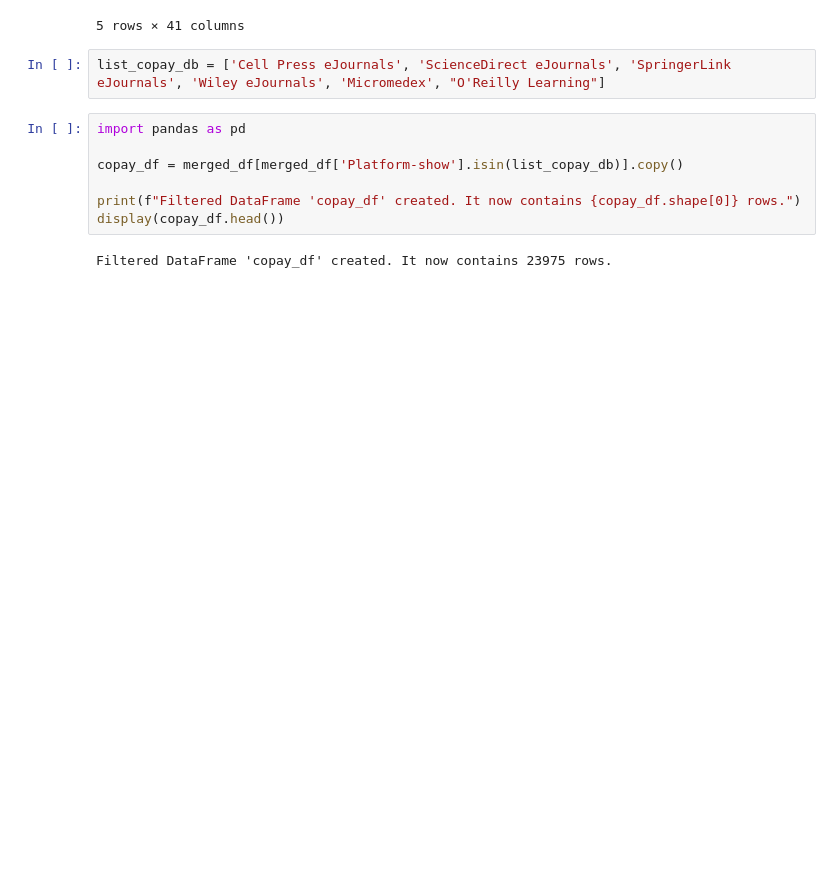
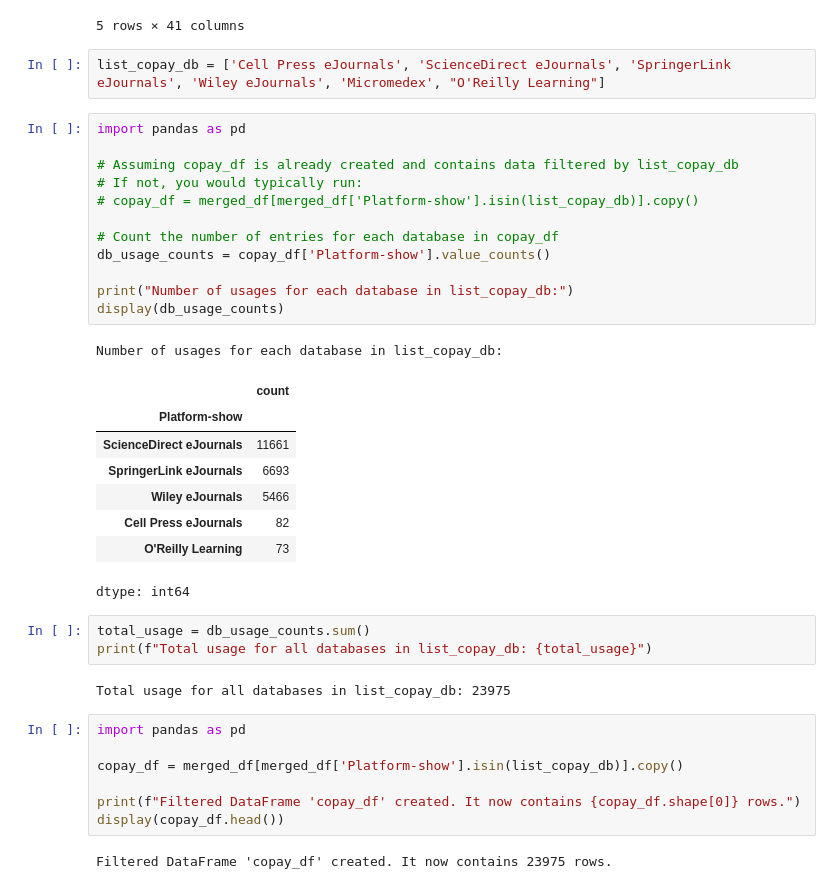
Before and after one commit to toche7/AnalyticCases, a Jupyter notebook: ParalleldataPrepMyEzpaare.ipynb, the cells around one changed output. Drawn from its saved outputs; the diff is of its cells as text; blank space fills up the shorter version.

```diff
--- a/ParalleldataPrepMyEzpaare.ipynb
+++ b/ParalleldataPrepMyEzpaare.ipynb
@@ -1355,6 +1355,33 @@ Shape of merged_df: (41520, 41)
 5 rows × 41 columns
 # %%
 list_copay_db = ['Cell Press eJournals', 'ScienceDirect eJournals', 'SpringerLink eJournals', 'Wiley eJournals', 'Micromedex', "O'Reilly Learning"]
+# %%
+import pandas as pd
+
+# Assuming copay_df is already created and contains data filtered by list_copay_db
+# If not, you would typically run:
+# copay_df = merged_df[merged_df['Platform-show'].isin(list_copay_db)].copy()
+
+# Count the number of entries for each database in copay_df
+db_usage_counts = copay_df['Platform-show'].value_counts()
+
+print("Number of usages for each database in list_copay_db:")
+display(db_usage_counts)
+# %% [output]
+Number of usages for each database in list_copay_db:
+|  | count |
+| Platform-show |  |
+| ScienceDirect eJournals | 11661 |
+| SpringerLink eJournals | 6693 |
+| Wiley eJournals | 5466 |
+| Cell Press eJournals | 82 |
+| O'Reilly Learning | 73 |
+dtype: int64
+# %%
+total_usage = db_usage_counts.sum()
+print(f"Total usage for all databases in list_copay_db: {total_usage}")
+# %% [output]
+Total usage for all databases in list_copay_db: 23975
 # %%
 import pandas as pd
 
```
